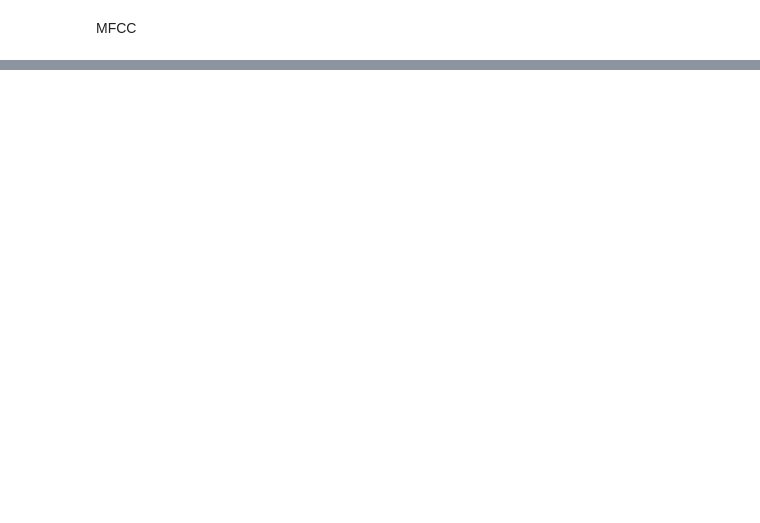
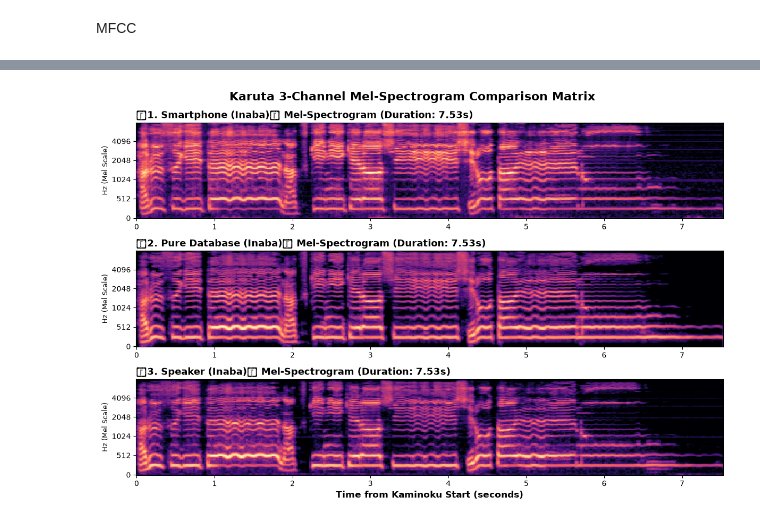
Before and after one commit to JM43-ym/karuta_vosk, a Jupyter notebook: wave_sound.ipynb, the cells around one changed output, grey strips where cells are left out. Saved outputs shown, nothing was run; the diff lists cells and outputs as text; code cells hidden in the pictures; blank space fills up the shorter version.

```diff
--- a/wave_sound.ipynb
+++ b/wave_sound.ipynb
@@ -1033,0 +1166,88 @@ print("==================================================")
+# %%
+import numpy as np
+import librosa
+import librosa.display
+import matplotlib.pyplot as plt
+import warnings
+
+# 警告非表示
+warnings.filterwarnings("ignore")
+
+# ==========================================
+# 1. 設定エリア（稲葉読手・3ファイル構成）
+# ==========================================
+AUDIO_FILES = [
+    # --- 稲葉読手 ---
+    r"C:\Users\misak\Desktop\karuta_vosk\recordings\nanishi_harusu_20260519_170920.wav",      # 1. スマホ: 稲葉
+    r"C:\Users\misak\Desktop\karuta_vosk\karuta_database\002_u.wav",                              # 2. DB生声: 稲葉
+    r"C:\Users\misak\Desktop\karuta_vosk\inaba_harusu_20260628_151052.wav"                       # 3. スピーカー: 稲葉 (★末尾にカンマ補正)
+]
+
+TITLES = [
+    "1. Smartphone (Inaba)",
+    "2. Pure Database (Inaba)",
+    "3. Speaker (Inaba)"
+]
+
+CROP_REGIONS = [
+    {"start": 15.0, "end": 22.53},  # 1. 稲葉スマホ
+    {"start": 0.0,  "end": -1},     # 2. 稲葉DB (まるごと)
+    {"start": 0.5,  "end": 8.03}    # 3. 稲葉スピーカー (まるごと)
+]
+
+SAMPLERATE = 16000
+
+# ==========================================
+# 2. グラフ描画
+# ==========================================
+# 3つのスペクトログラムが綺麗な比率で収まるよう、高さを16から「8」に調整
+fig, axes = plt.subplots(len(AUDIO_FILES), 1, figsize=(12, 8), sharex=False)
+
+# 万が一ファイル数が1つだった場合の配列固定化処理
+if len(AUDIO_FILES) == 1:
+    axes = [axes]
+
+for i, (audio_path, title, region) in enumerate(zip(AUDIO_FILES, TITLES, CROP_REGIONS)):
+    ax_spec = axes[i]
+
+    try:
+        # 音声読み込み
+        y, sr = librosa.load(audio_path, sr=SAMPLERATE, mono=True)
+
+        # 秒数をサンプル数に変換
+        start_sample = int(region["start"] * sr)
+        if region["end"] == -1:
+            end_sample = len(y)
+        else:
+            end_sample = int(region["end"] * sr)
+
+        # 指定区間を切り出し
+        y_cut = y[start_sample:end_sample]
+
+        # --- メルスペクトログラムの計算 ---
+        S = librosa.feature.melspectrogram(y=y_cut, sr=sr, n_fft=1024, hop_length=256)
+        S_dB = librosa.power_to_db(S, ref=np.max) # 対数パワー（デシベル）に変換
+
+        # 描画（マグマカラーで明暗をくっきり可視化）
+        img = librosa.display.specshow(S_dB, sr=sr, hop_length=256, x_axis='time', y_axis='mel', ax=ax_spec, cmap='magma')
+
+        # 各プロットの装飾
+        duration = len(y_cut) / sr
+        ax_spec.set_title(f"【{title}】 Mel-Spectrogram (Duration: {duration:.2f}s)", fontsize=13, fontweight="bold", loc="left")
+        ax_spec.set_ylabel("Hz (Mel Scale)", fontsize=9)
+
+        # 最後のプロットだけ下部に時間軸のラベルを表示
+        if i == len(AUDIO_FILES) - 1:
+            ax_spec.set_xlabel("Time from Kaminoku Start (seconds)", fontsize=12, fontweight="bold")
+        else:
+            ax_spec.set_xlabel("")
+
+    except Exception as e:
+        ax_spec.text(0.5, 0.5, f"【{title}】\n[エラー: {e}]", ha='center', va='center', color='red', fontsize=12)
+
+# タイトルを3-Channel用に更新
+plt.suptitle("Karuta 3-Channel Mel-Spectrogram Comparison Matrix", fontsize=16, fontweight="bold", y=0.98)
+plt.tight_layout()
+plt.show()
+# %% [output]
+[figure, added]
```
Also changed, not shown: parts of 26 cells of this notebook, 4 other files.
